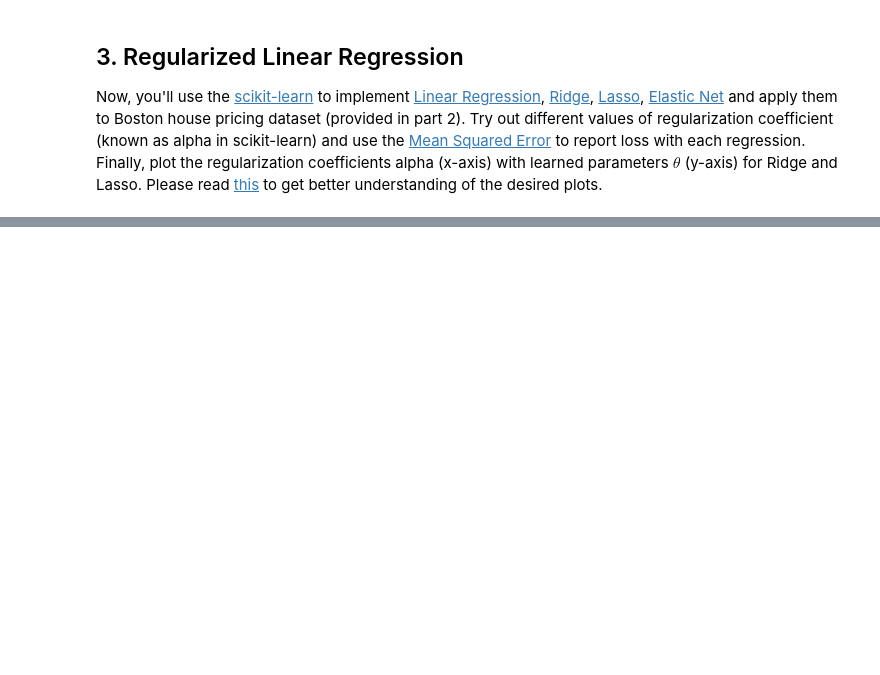
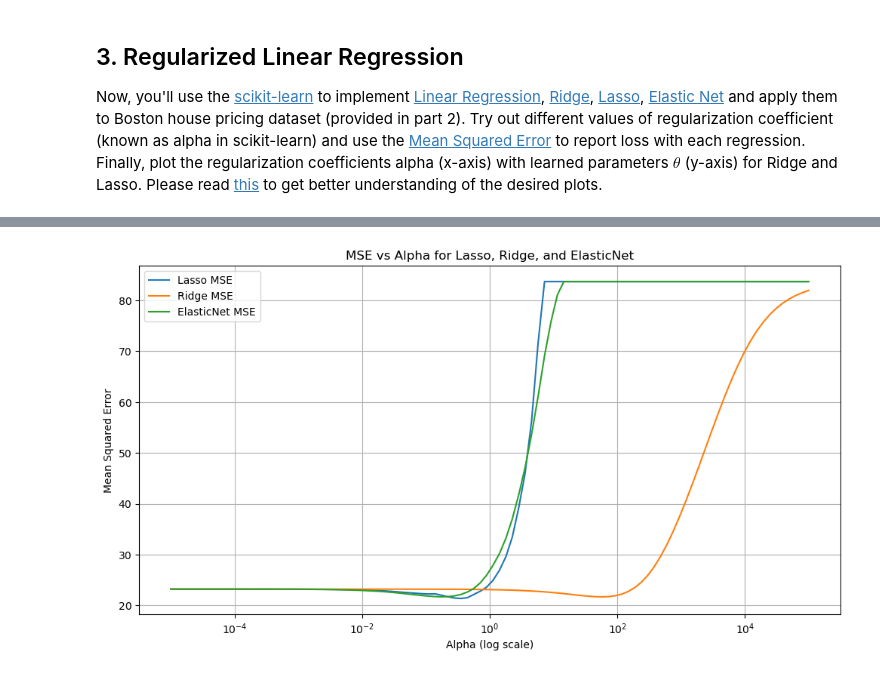
Before and after one commit to nawal-syeda/Linear-Regression, a Jupyter notebook: Programming_Assessment_3_Linear_Regression (1).ipynb, the cells around one changed output, grey strips where cells are left out. Cells and saved outputs as stored; diff of their text form; code cells hidden in the pictures; blank space fills up the shorter version.

```diff
--- a/Programming_Assessment_3_Linear_Regression (1).ipynb
+++ b/Programming_Assessment_3_Linear_Regression (1).ipynb
@@ -307,0 +429,9 @@ from sklearn.metrics import mean_squared_error
+# %%
+model = LinearRegression()
+model.fit(train_X_std, train_Y)
+intercept = model.intercept_
+weights = model.coef_
+pred = model.predict(test_X_std)
+mean_sq_err = mean_squared_error(test_Y, pred)
+half_mean_sq_err = mean_sq_err * 0.5
+score = model.score(test_X_std, test_Y)
@@ -307,0 +448,38 @@ from sklearn.metrics import mean_squared_error
+# %%
+alphas = np.logspace(-5, 5, 100)
+lasso_weights = []
+lasso_mses = []
+ridge_weights = []
+ridge_mses = []
+elastic_mses = []
+for alpha in alphas:
+    lasso_model = Lasso(alpha=alpha, max_iter=10000)
+    lasso_model.fit(train_X_std, train_Y)
+    lasso_weights.append(lasso_model.coef_)
+    lasso_pred = lasso_model.predict(test_X_std)
+    lasso_mses.append(mean_squared_error(test_Y, lasso_pred))
+
+    ridge_model = Ridge(alpha=alpha)
+    ridge_model.fit(train_X_std, train_Y)
+    ridge_weights.append(ridge_model.coef_)
+    ridge_pred = ridge_model.predict(test_X_std)
+    ridge_mses.append(mean_squared_error(test_Y, ridge_pred))
+
+    elastic_model = ElasticNet(alpha=alpha, max_iter=10000, l1_ratio=0.5)
+    elastic_model.fit(train_X_std, train_Y)
+    elastic_pred = elastic_model.predict(test_X_std)
+    elastic_mses.append(mean_squared_error(test_Y, elastic_pred))
+# %%
+pyplot.figure(figsize=(12, 6))
+pyplot.plot(alphas, lasso_mses, label='Lasso MSE')
+pyplot.plot(alphas, ridge_mses, label='Ridge MSE')
+pyplot.plot(alphas, elastic_mses, label='ElasticNet MSE')
+pyplot.xscale('log')
+pyplot.xlabel('Alpha (log scale)')
+pyplot.ylabel('Mean Squared Error')
+pyplot.title('MSE vs Alpha for Lasso, Ridge, and ElasticNet')
+pyplot.legend()
+pyplot.grid(True)
+pyplot.show()
+# %% [output]
+[figure, added]
```
Also changed, not shown: parts of 30 cells of this notebook.
